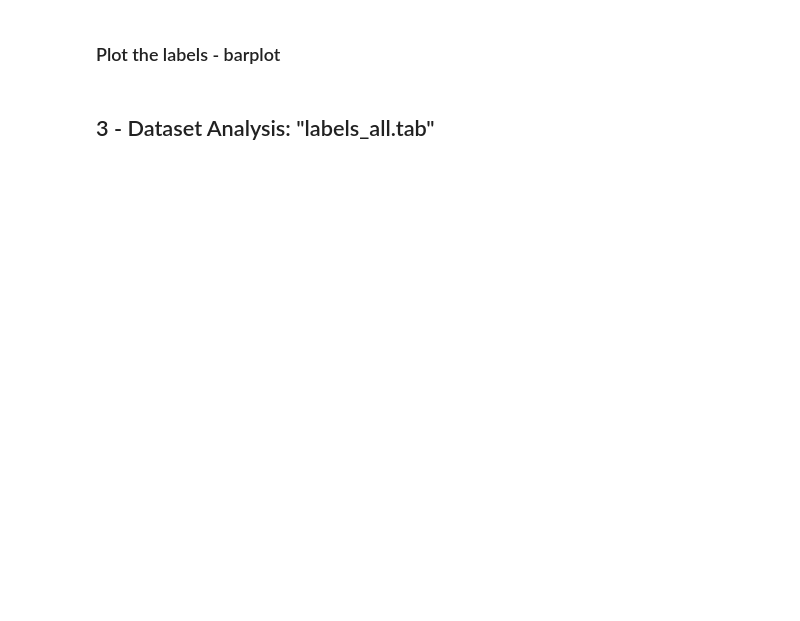
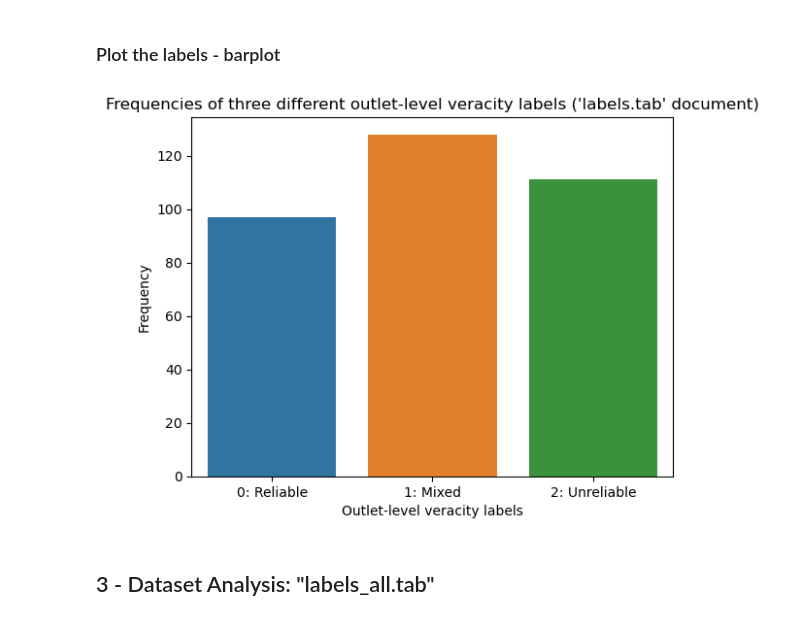
Before and after one commit to ElisaHofmann/fakenews, a Jupyter notebook: elisa report 1.ipynb, the cells around one changed output. Cells and saved outputs as stored; diff of their text form; code cells hidden in the pictures; blank space fills up the shorter version.

```diff
--- a/elisa report 1.ipynb
+++ b/elisa report 1.ipynb
@@ -148,9 +172,14 @@ labels.info()
 # %%
 sns.countplot(x = "label", data = labels)
 plt.xticks(np.arange(3),["0: Reliable", "1: Mixed", "2: Unreliable"])
 plt.ylabel("Frequency")
-plt.xlabel("Outlet-level veracity label 'label' document")
+plt.xlabel("Outlet-level veracity labels")
+plt.title("Frequencies of three different outlet-level veracity labels ('labels.tab' document)")
 plt.show();
+
+# labels were collected from https://mediabiasfactcheck.com/
+# %% [output]
+[figure, added]
 # %% [markdown]
 ## 3 - Dataset Analysis: "labels_all.tab"
 # %%
```
Also changed, not shown: parts of 10 cells of this notebook.
